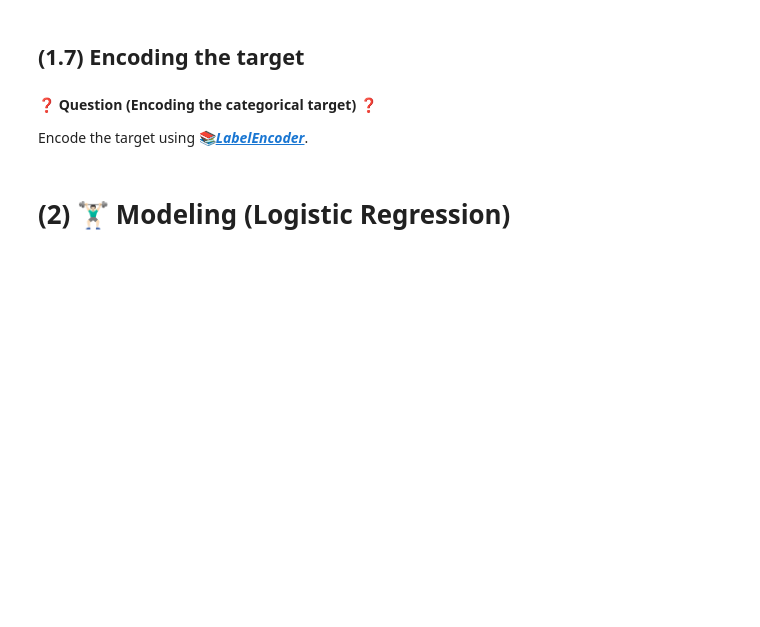
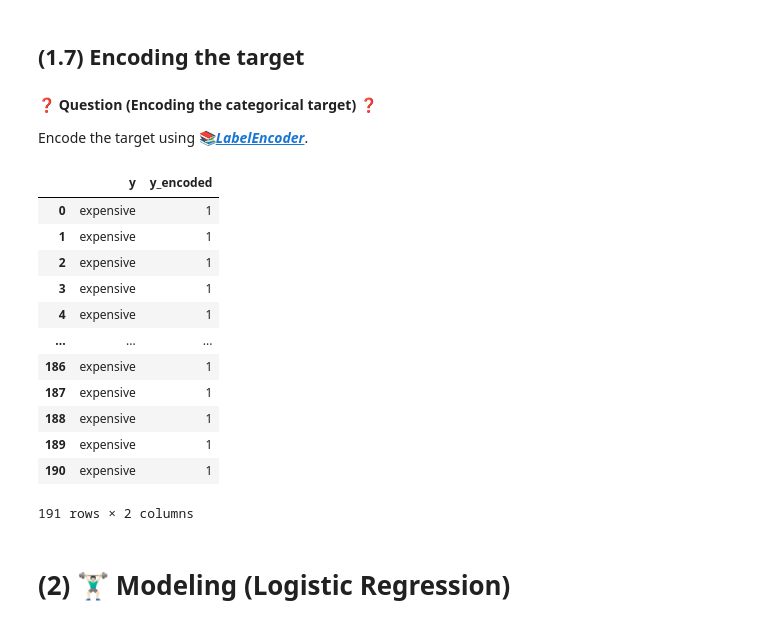
Before and after one commit to tanushrin/data-cars_preparation, a Jupyter notebook: Recap - The Cars Dataset.ipynb, the cells around one changed output. Saved outputs shown, nothing was run; the diff lists cells and outputs as text; code cells hidden in the pictures; blank space fills up the shorter version.

```diff
--- a/Recap - The Cars Dataset.ipynb
+++ b/Recap - The Cars Dataset.ipynb
@@ -200,3 +390,23 @@ Encode the target using 📚[***LabelEncoder***](https://scikit-learn.org/stable
+# %%
+# YOUR CODE HERE
+target_encoder = LabelEncoder()
+y_encoded = target_encoder.fit_transform(y)
+
+pd.DataFrame({"y": y, "y_encoded": y_encoded})
+# %% [output]
+|  | y | y_encoded |
+| 0 | expensive | 1 |
+| 1 | expensive | 1 |
+| 2 | expensive | 1 |
+| 3 | expensive | 1 |
+| 4 | expensive | 1 |
+| ... | ... | ... |
+| 186 | expensive | 1 |
+| 187 | expensive | 1 |
+| 188 | expensive | 1 |
+| 189 | expensive | 1 |
+| 190 | expensive | 1 |
+191 rows × 2 columns
 # %% [markdown]
 # (2) 🏋🏻‍♂️ Modeling (Logistic Regression)
 # %% [markdown]
```
Also changed, not shown: parts of 33 cells of this notebook.
